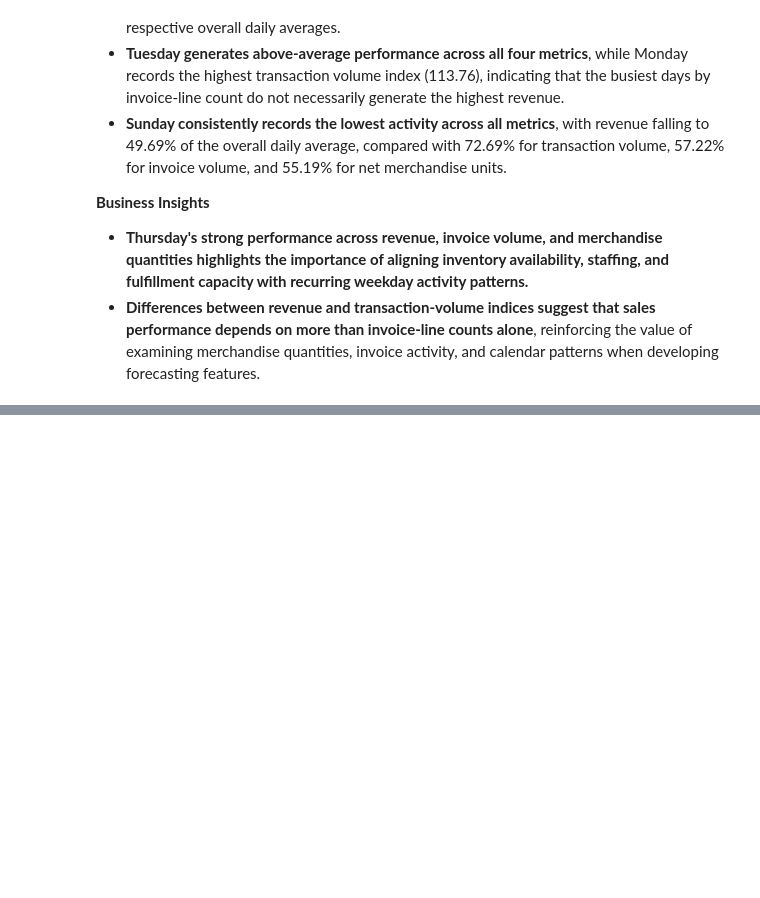
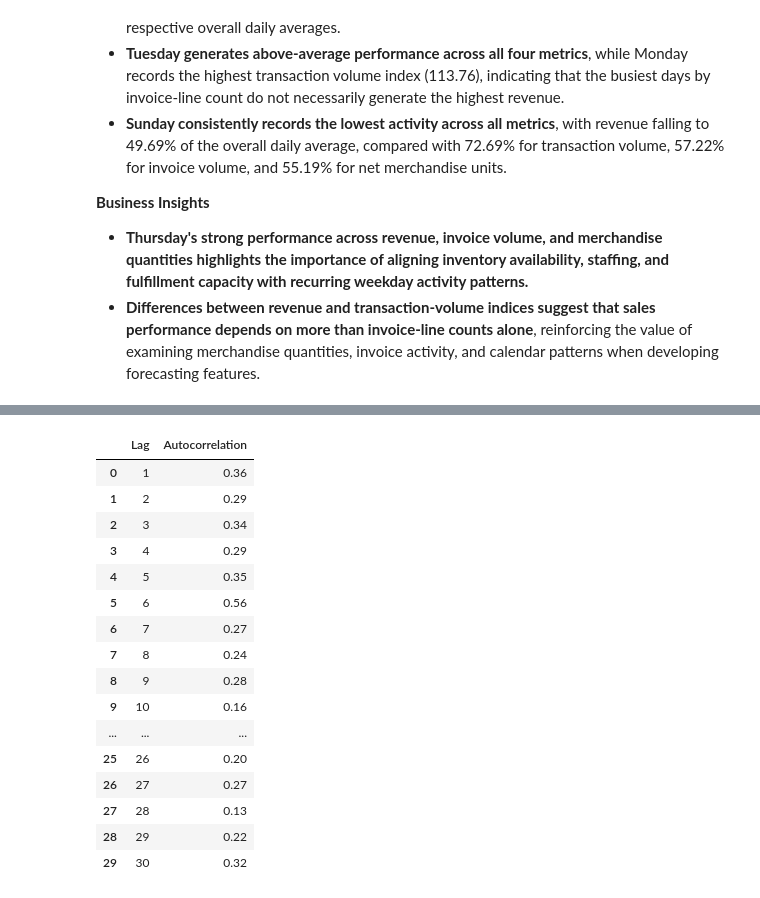
Before and after one commit to TejasMJ/Retail-Sales-Dynamics, a Jupyter notebook: notebooks/02_exploratory_data_analysis.ipynb, the cells around one changed output, grey strips where cells are left out. Drawn from its saved outputs; the diff is of its cells as text; code cells hidden in the pictures; blank space fills up the shorter version.

```diff
--- a/notebooks/02_exploratory_data_analysis.ipynb
+++ b/notebooks/02_exploratory_data_analysis.ipynb
@@ -1577,0 +1802,66 @@ Average Daily Retail Metrics by Weekday:
+# %%
+max_lag = 30
+
+autocorrelation_df = pd.DataFrame({
+    "Lag": range(1, max_lag + 1),
+    "Autocorrelation": [
+        daily_revenue.autocorr(lag=lag)
+        for lag in range(1, max_lag + 1)
+    ]
+})
+
+fig = px.bar(
+    autocorrelation_df,
+    x="Lag",
+    y="Autocorrelation",
+    title="Daily Revenue Autocorrelation Across Trading-Day Lags",
+    labels={
+        "Lag": "Trading-Day Lag",
+        "Autocorrelation": "Autocorrelation Coefficient"
+    },
+    template="plotly_white",
+    color_discrete_sequence=["#4C78A8"]
+)
+
+fig.add_hline(
+    y=0,
+    line_color="gray",
+    line_width=1
+)
+
+fig.update_layout(
+    width=1100,
+    height=550,
+    title_x=0.5,
+    xaxis=dict(dtick=1),
+    yaxis=dict(range=[-1, 1]),
+    font=dict(size=13)
+)
+
+fig.update_traces(
+    hovertemplate=(
+        "Trading-Day Lag: %{x}"
+        "<br>Autocorrelation: %{y:.3f}"
+        "<extra></extra>"
+    )
+)
+
+fig.show()
+
+print("Autocorrelation by Trading-Day Lag:")
+display(autocorrelation_df.round(3))
+
+print("\nStrongest Positive Autocorrelation Lags:")
+display(
+    autocorrelation_df.nlargest(
+        5, "Autocorrelation"
+    ).round(3)
+)
+
+print("\nStrongest Negative Autocorrelation Lags:")
+display(
+    autocorrelation_df.nsmallest(
+        5, "Autocorrelation"
+    ).round(3)
+)
+# %% [output]
@@ -1577,0 +1869,17 @@ Average Daily Retail Metrics by Weekday:
+|  | Lag | Autocorrelation |
+| 0 | 1 | 0.36 |
+| 1 | 2 | 0.29 |
+| 2 | 3 | 0.34 |
+| 3 | 4 | 0.29 |
+| 4 | 5 | 0.35 |
+| 5 | 6 | 0.56 |
+| 6 | 7 | 0.27 |
+| 7 | 8 | 0.24 |
+| 8 | 9 | 0.28 |
+| 9 | 10 | 0.16 |
+| ... | ... | ... |
+| 25 | 26 | 0.20 |
+| 26 | 27 | 0.27 |
+| 27 | 28 | 0.13 |
+| 28 | 29 | 0.22 |
+| 29 | 30 | 0.32 |
```
Also changed, not shown: parts of 18 cells of this notebook.
